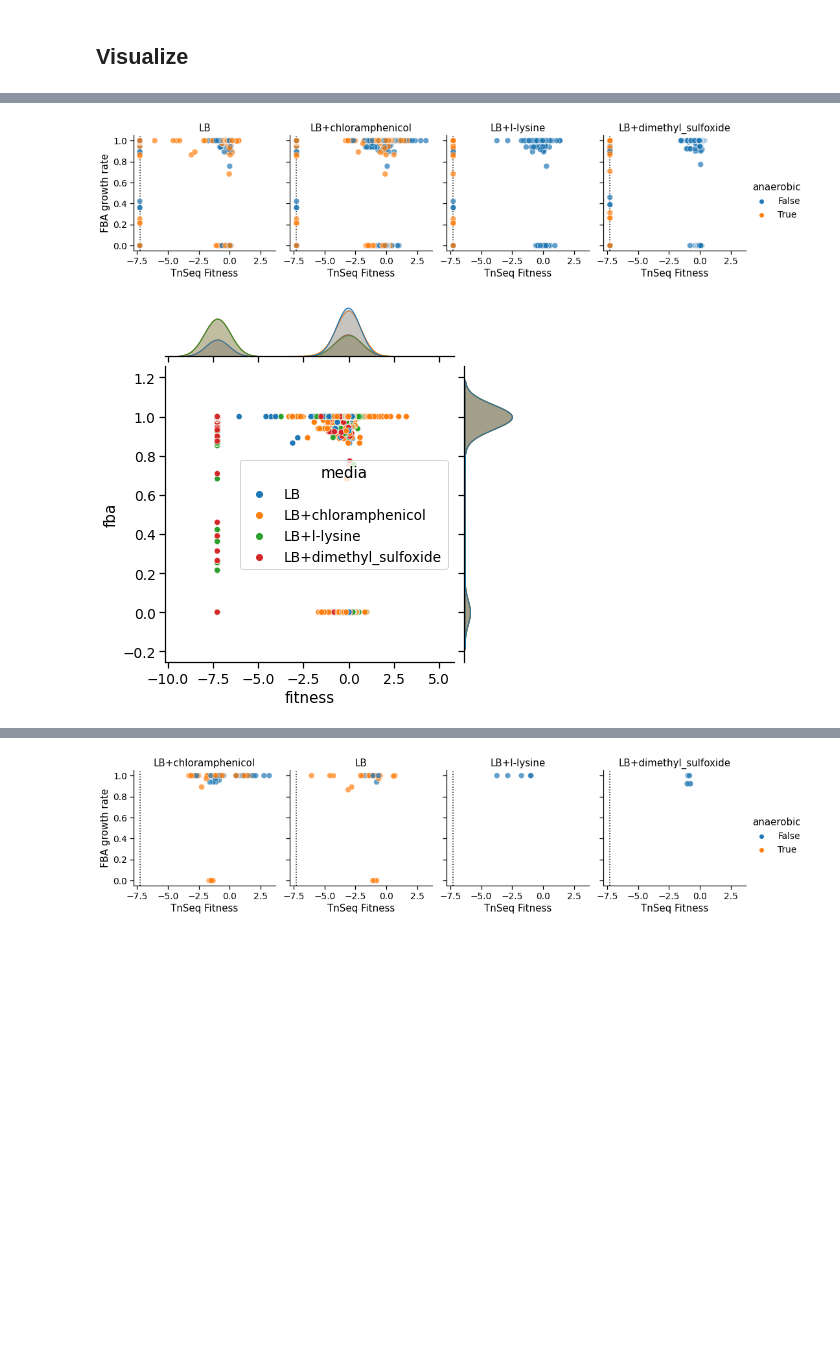
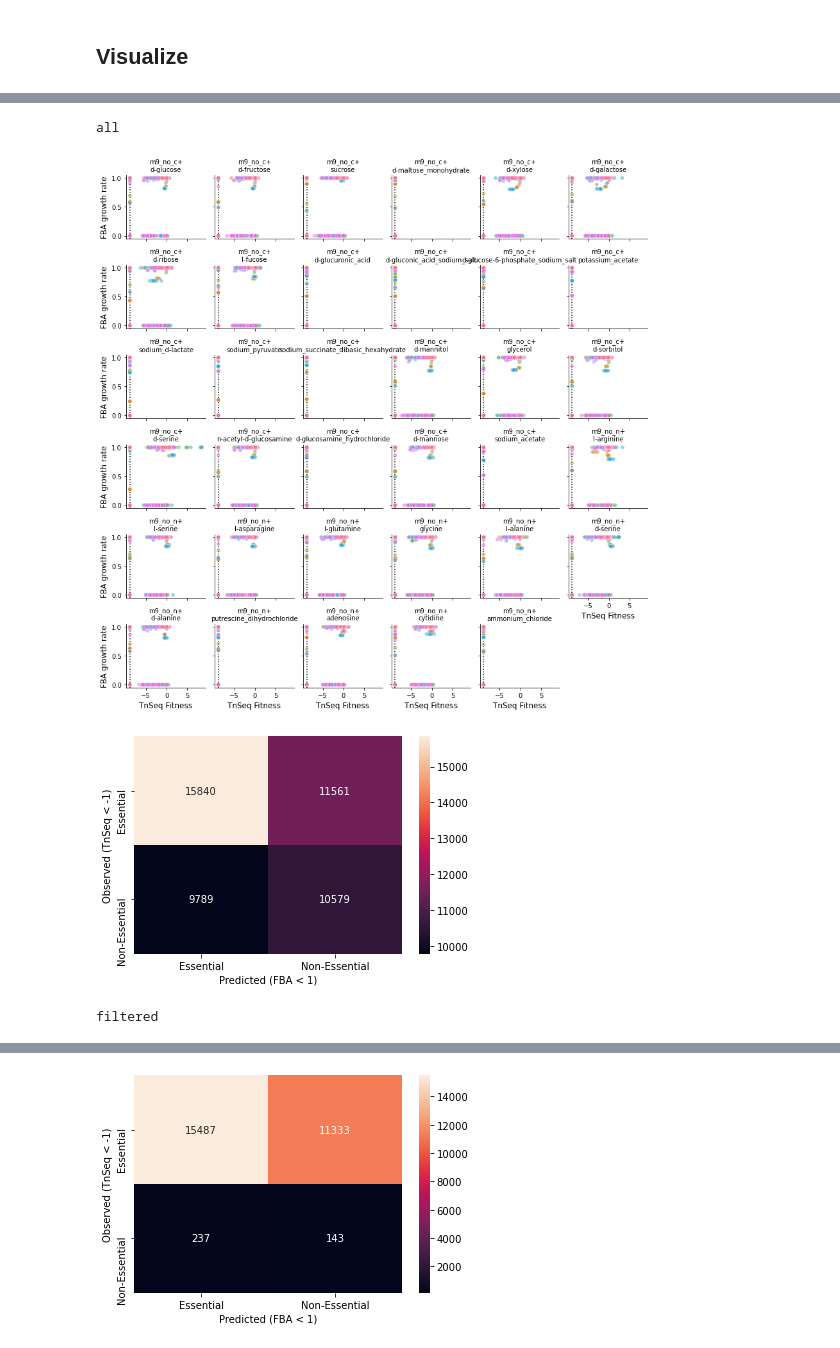
Before and after one commit to michaelsilverstein/research, a Jupyter notebook: segre/tnseq_fba/ecoli_fba_tnseq.ipynb, the cells around one changed output, grey strips where cells are left out. Drawn from its saved outputs; the diff is of its cells as text; code cells hidden in the pictures; blank space fills up the shorter version.

```diff
--- a/segre/tnseq_fba/ecoli_fba_tnseq.ipynb
+++ b/segre/tnseq_fba/ecoli_fba_tnseq.ipynb
@@ -39,7 +39,7 @@ md['concentration_1'] = md.concentration_1.apply(float_convert)
 # Model, for getting metabolite names
 model = cobra.io.read_sbml_model('ecoli_model.xml')
 
-fba = pd.read_csv('fba_results/ecoli_fba.csv', index_col=0)
+fba = pd.read_csv('fba_results/ecoli_fba_m9.csv', index_col=0)
 
 md.head()
 # %% [output]
@@ -55,0 +58,5 @@ And create shared condition nomenclature
+# %%
+"""M9 fba"""
+m9_md = md[md.media.isin(['M9 minimal media_noCarbon', 'M9 minimal media_noNitrogen'])].reset_index(drop=True)
+m9_md['condition'] = m9_md[['media', 'condition_1']].apply(lambda x: f'm9_no_{"c" if "Carbon" in x.media else "n"}+' + x.condition_1.lower(), 1)
+m9_md.head()
@@ -129,2 +151,8 @@ combo.head()
 # %% [markdown]
 ## Visualize
+# %%
+g = sns.relplot(x='fitness', y='fba', hue='gene', data=filtered[filtered.condition.eq(filtered.condition.unique()[20])], height=2, legend=False)
+g.set_xlabels('TnSeq Fitness', fontsize=12)
+g.set_ylabels('FBA growth rate', fontsize=12)
+g.set_titles('{col_name}')
+plt.show()
@@ -131,27 +161,30 @@ combo.head()
 # %%
-for data in [combo, filtered]:
-    with sns.plotting_context('notebook', font_scale=1.25):
-        """Continuous comparison"""
-        g = sns.relplot(x='fitness', y='fba', data=data, col='media', hue='anaerobic', height=3.5, s=80,alpha=.7)
-        for ax in g.axes.ravel():
-            ax.axvline(na_fill, zorder=0, color='k', ls=':')
-        g.set_xlabels('TnSeq Fitness')
-        g.set_ylabels('FBA growth rate')
-        g.set_titles('{col_name}')
-        plt.show()
+for data, name in zip([combo, filtered], ['all', 'filtered']):
+    print(name)
 
-        """Joinplot"""
-        g = sns.jointplot(x='fitness', y='fba', hue='media', data=data)
-        plt.show()
+    """Continuous comparison"""
+    g = sns.relplot(x='fitness', y='fba', hue='gene', data=data, col='col_name', height=2, alpha=.5, col_wrap=6, legend=False)
+    for ax in g.axes.ravel():
+        ax.axvline(na_fill, zorder=0, color='k', ls=':')
+    g.set_xlabels('TnSeq Fitness', fontsize=12)
+    g.set_ylabels('FBA growth rate', fontsize=12)
+    g.set_titles('{col_name}')
+    plt.show()
 
-        """Confusion matrix"""
-        tnseq_thresh = -1
-        fba_thresh = 1
-        conf_matrix = pd.DataFrame(confusion_matrix(data.fitness.lt(tnseq_thresh), data.fba.lt(fba_thresh), [True, False]), ['Essential', 'Non-Essential'], ['Essential', 'Non-Essential'])
-        sns.heatmap(conf_matrix, annot=True, fmt='d')
-        plt.xlabel('Predicted (FBA < %d)' % fba_thresh)
-        plt.ylabel('Observed (TnSeq < %d)' % tnseq_thresh)
-        plt.show()
+    """Joinplot"""
+#     g = sns.jointplot(x='fitness', y='fba', hue='condition', data=data)
+#     plt.show()
+
+    """Confusion matrix"""
+    tnseq_thresh = -1
+    fba_thresh = 1
+    conf_matrix = pd.DataFrame(confusion_matrix(data.fitness.lt(tnseq_thresh), data.fba.lt(fba_thresh), [True, False]), ['Essential', 'Non-Essential'], ['Essential', 'Non-Essential'])
+    sns.heatmap(conf_matrix, annot=True, fmt='d')
+    plt.xlabel('Predicted (FBA < %d)' % fba_thresh)
+    plt.ylabel('Observed (TnSeq < %d)' % tnseq_thresh)
+    plt.show()
 # %% [output]
+all
-[figure, old version]
+[figure, new version]
-[figure, old version]
+[figure, new version]
+filtered
@@ -159 +192 @@ for data in [combo, filtered]:
-[figure, old version]
+[figure, new version]
```
Also changed, not shown: parts of 15 cells of this notebook, 1 other file.
